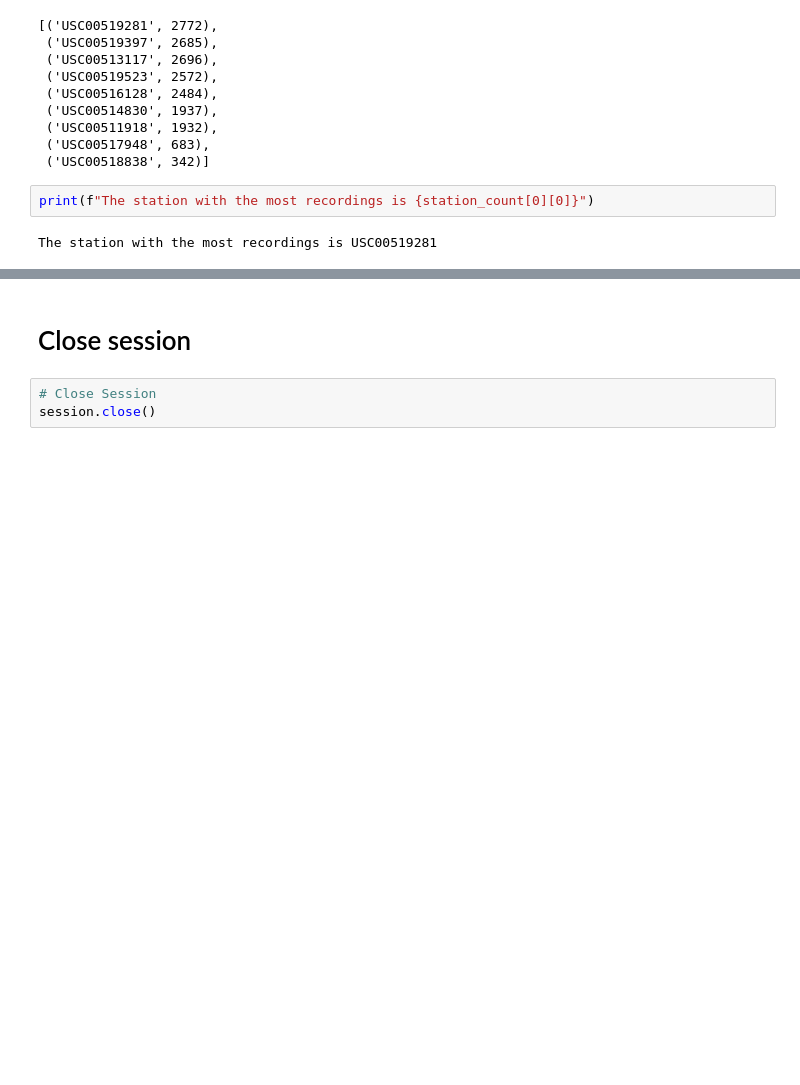
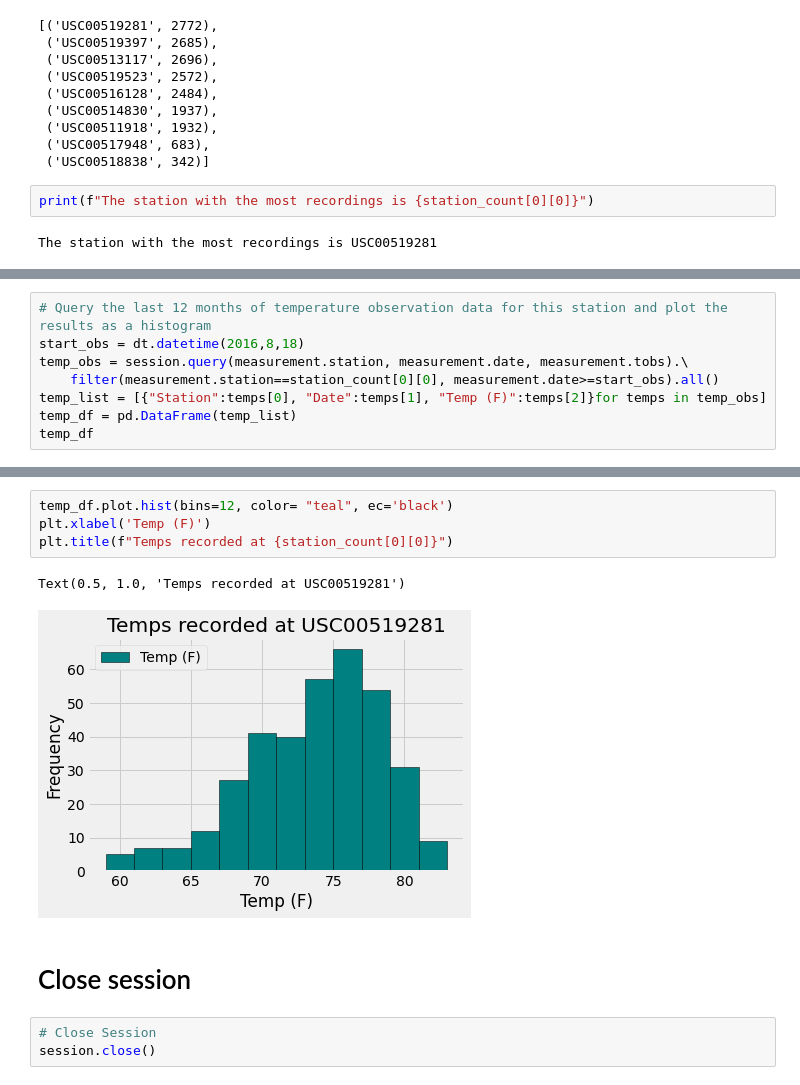
Before and after one commit to Travbz/SQLalchemy-challenge-, a Jupyter notebook: climate_starter.ipynb, the cells around one changed output, grey strips where cells are left out. Saved outputs shown, nothing was run; the diff lists cells and outputs as text; blank space fills up the shorter version.

Commit message:
histogramz

```diff
--- a/climate_starter.ipynb
+++ b/climate_starter.ipynb
@@ -179,0 +184,8 @@ The max temp at USC00519281 is 85.0
+# %%
+# Query the last 12 months of temperature observation data for this station and plot the results as a histogram
+start_obs = dt.datetime(2016,8,18)
+temp_obs = session.query(measurement.station, measurement.date, measurement.tobs).\
+    filter(measurement.station==station_count[0][0], measurement.date>=start_obs).all()
+temp_list = [{"Station":temps[0], "Date":temps[1], "Temp (F)":temps[2]}for temps in temp_obs]
+temp_df = pd.DataFrame(temp_list)
+temp_df
@@ -180,3 +206,10 @@ The max temp at USC00519281 is 85.0
+# %%
+temp_df.plot.hist(bins=12, color= "teal", ec='black')
+plt.xlabel('Temp (F)')
+plt.title(f"Temps recorded at {station_count[0][0]}")
+# %% [output]
+Text(0.5, 1.0, 'Temps recorded at USC00519281')
+[figure, added]
 # %% [markdown]
 # Close session
 # %%
```
Also changed, not shown: parts of 4 cells of this notebook.
